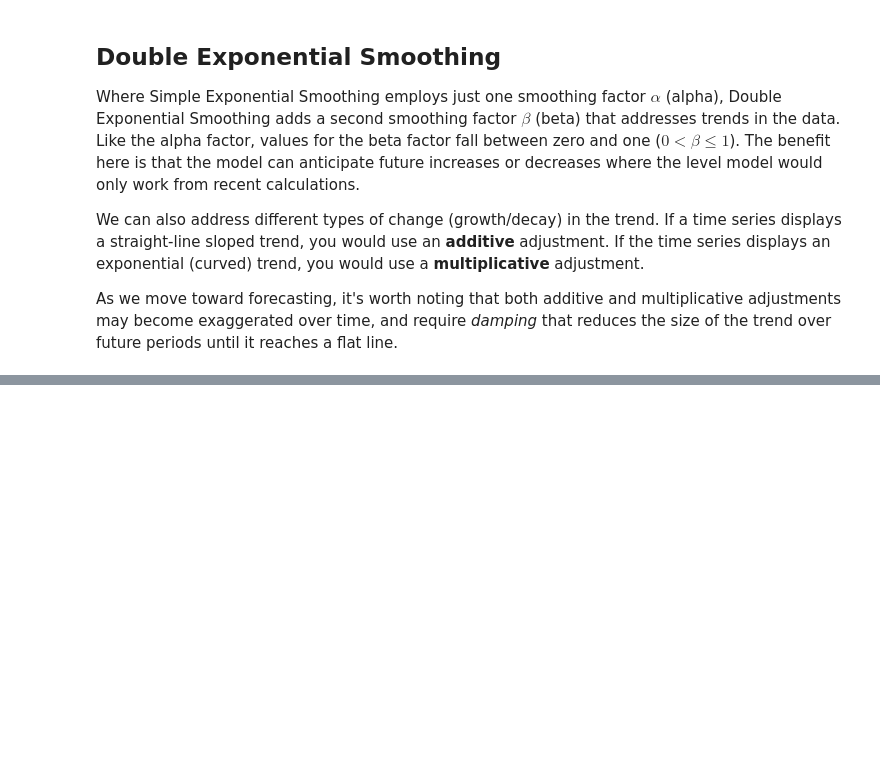
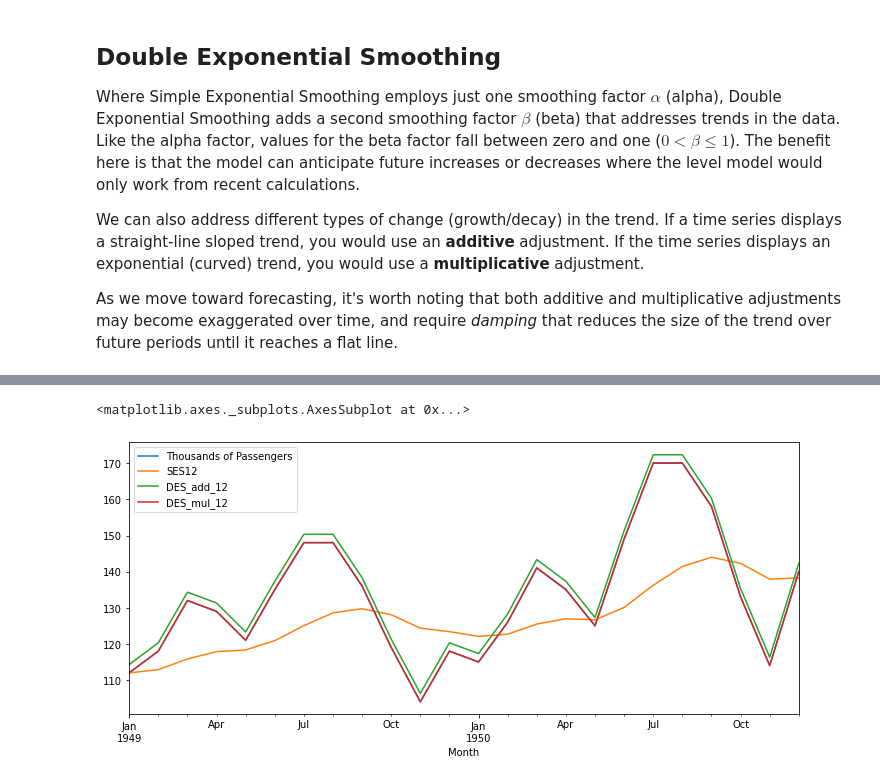
Before and after one commit to StevTobs/TimeSeries_Python, a Jupyter notebook: Time_Series_Analysis_with_Statsmodel.ipynb, the cells around one changed output, grey strips where cells are left out. Drawn from its saved outputs; the diff is of its cells as text; code cells hidden in the pictures; blank space fills up the shorter version.

```diff
--- a/Time_Series_Analysis_with_Statsmodel.ipynb
+++ b/Time_Series_Analysis_with_Statsmodel.ipynb
@@ -602,0 +636,5 @@ As we move toward forecasting, it's worth noting that both additive and multipli
+# %%
+df[['Thousands of Passengers','SES12','DES_add_12','DES_mul_12']].iloc[0:24].plot(figsize = (12,5))
+# %% [output]
+<matplotlib.axes._subplots.AxesSubplot at 0x...>
+[figure, added]
```
Also changed, not shown: parts of 25 cells of this notebook.
